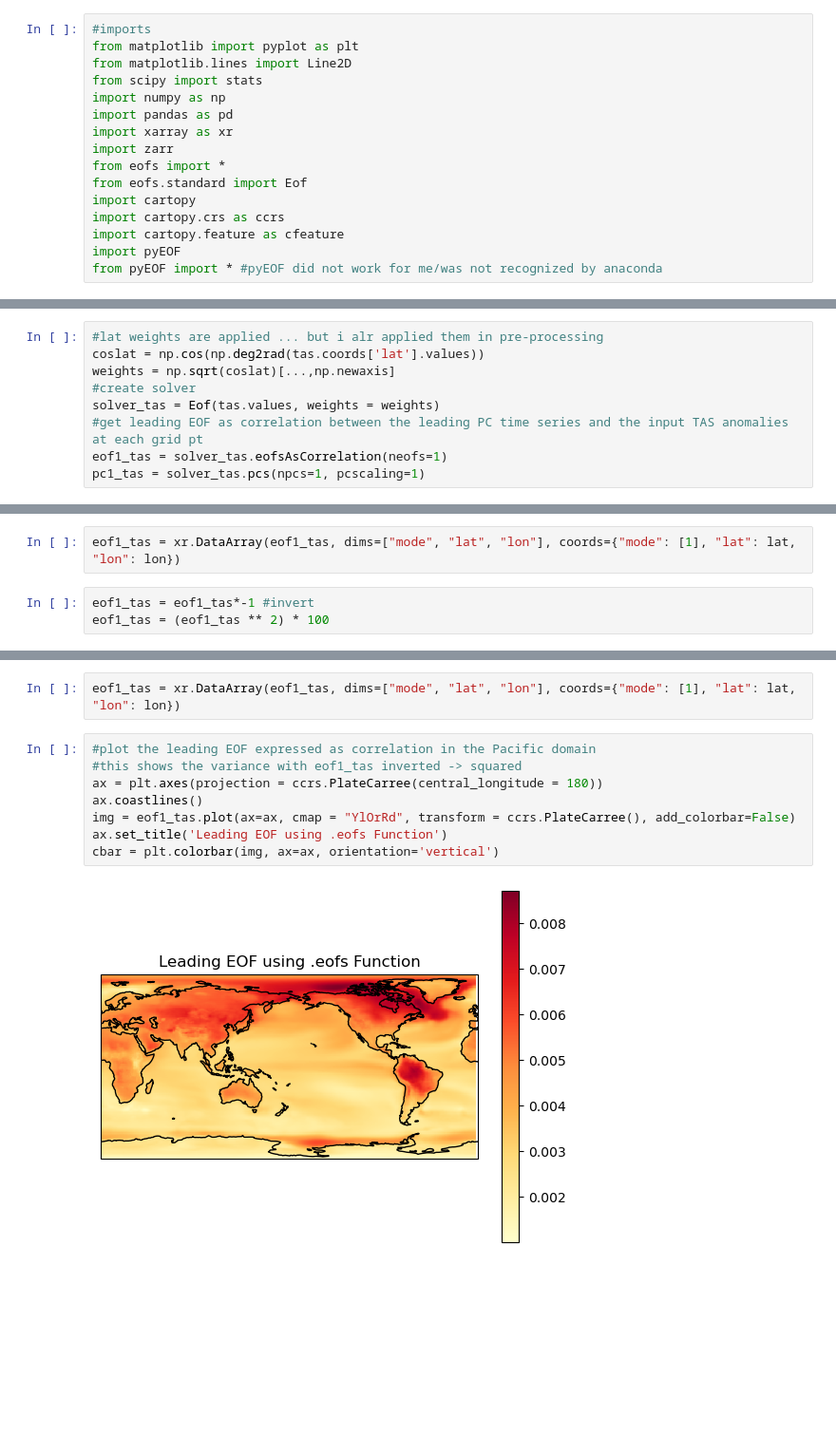
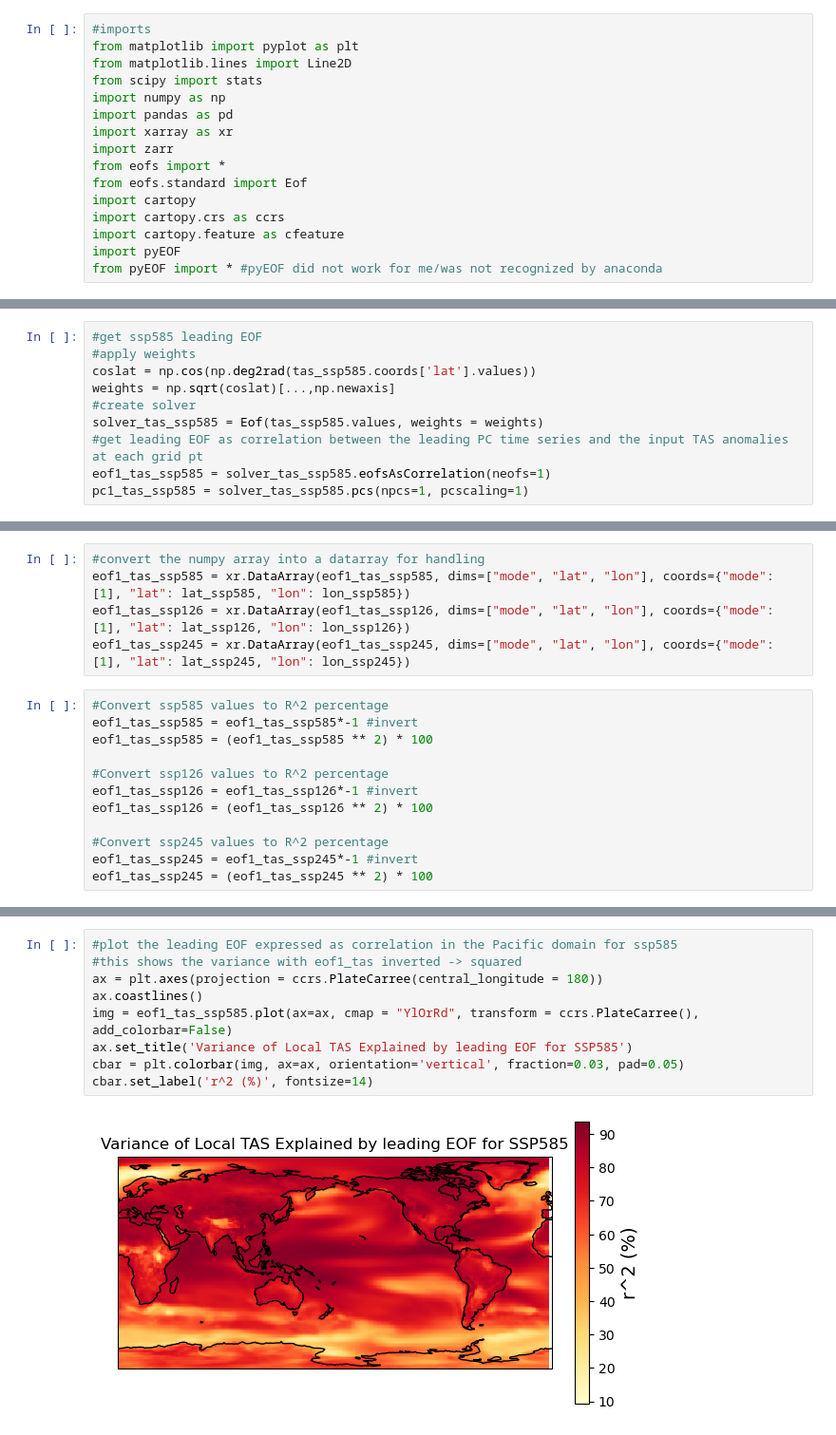
Before and after one commit to jinnayoon/cmip6-tempchangeproj, a Jupyter notebook: EOF_analysis.ipynb, the cells around one changed output, grey strips where cells are left out. Shown at 95% size. Saved outputs shown, nothing was run; the diff lists cells and outputs as text; blank space fills up the shorter version.

```diff
--- a/EOF_analysis.ipynb
+++ b/EOF_analysis.ipynb
@@ -49,9 +113,10 @@ Coordinates:
 # %%
-#lat weights are applied ... but i alr applied them in pre-processing
-coslat = np.cos(np.deg2rad(tas.coords['lat'].values))
+#get ssp585 leading EOF
+#apply weights
+coslat = np.cos(np.deg2rad(tas_ssp585.coords['lat'].values))
 weights = np.sqrt(coslat)[...,np.newaxis]
 #create solver
-solver_tas = Eof(tas.values, weights = weights)
+solver_tas_ssp585 = Eof(tas_ssp585.values, weights = weights)
 #get leading EOF as correlation between the leading PC time series and the input TAS anomalies at each grid pt
-eof1_tas = solver_tas.eofsAsCorrelation(neofs=1)
-pc1_tas = solver_tas.pcs(npcs=1, pcscaling=1)
+eof1_tas_ssp585 = solver_tas_ssp585.eofsAsCorrelation(neofs=1)
+pc1_tas_ssp585 = solver_tas_ssp585.pcs(npcs=1, pcscaling=1)
@@ -94,5 +143,17 @@ array([[-0.71467422],
 # %%
-eof1_tas = xr.DataArray(eof1_tas, dims=["mode", "lat", "lon"], coords={"mode": [1], "lat": lat, "lon": lon})
+#convert the numpy array into a datarray for handling
+eof1_tas_ssp585 = xr.DataArray(eof1_tas_ssp585, dims=["mode", "lat", "lon"], coords={"mode": [1], "lat": lat_ssp585, "lon": lon_ssp585})
+eof1_tas_ssp126 = xr.DataArray(eof1_tas_ssp126, dims=["mode", "lat", "lon"], coords={"mode": [1], "lat": lat_ssp126, "lon": lon_ssp126})
+eof1_tas_ssp245 = xr.DataArray(eof1_tas_ssp245, dims=["mode", "lat", "lon"], coords={"mode": [1], "lat": lat_ssp245, "lon": lon_ssp245})
 # %%
-eof1_tas = eof1_tas*-1 #invert
-eof1_tas = (eof1_tas ** 2) * 100
+#Convert ssp585 values to R^2 percentage
+eof1_tas_ssp585 = eof1_tas_ssp585*-1 #invert
+eof1_tas_ssp585 = (eof1_tas_ssp585 ** 2) * 100
+
+#Convert ssp126 values to R^2 percentage
+eof1_tas_ssp126 = eof1_tas_ssp126*-1 #invert
+eof1_tas_ssp126 = (eof1_tas_ssp126 ** 2) * 100
+
+#Convert ssp245 values to R^2 percentage
+eof1_tas_ssp245 = eof1_tas_ssp245*-1 #invert
+eof1_tas_ssp245 = (eof1_tas_ssp245 ** 2) * 100
@@ -131,12 +160,11 @@ cbar.set_label('r^2 (%)', fontsize=14)
-# %%
-eof1_tas = xr.DataArray(eof1_tas, dims=["mode", "lat", "lon"], coords={"mode": [1], "lat": lat, "lon": lon})
-# %%
-#plot the leading EOF expressed as correlation in the Pacific domain
-#this shows the variance with eof1_tas inverted -> squared
-ax = plt.axes(projection = ccrs.PlateCarree(central_longitude = 180))
-ax.coastlines()
-img = eof1_tas.plot(ax=ax, cmap = "YlOrRd", transform = ccrs.PlateCarree(), add_colorbar=False)
-ax.set_title('Leading EOF using .eofs Function')
-cbar = plt.colorbar(img, ax=ax, orientation='vertical')
-# %% [output]
-[figure, removed]
+# %%
+#plot the leading EOF expressed as correlation in the Pacific domain for ssp585
+#this shows the variance with eof1_tas inverted -> squared
+ax = plt.axes(projection = ccrs.PlateCarree(central_longitude = 180))
+ax.coastlines()
+img = eof1_tas_ssp585.plot(ax=ax, cmap = "YlOrRd", transform = ccrs.PlateCarree(), add_colorbar=False)
+ax.set_title('Variance of Local TAS Explained by leading EOF for SSP585')
+cbar = plt.colorbar(img, ax=ax, orientation='vertical', fraction=0.03, pad=0.05)
+cbar.set_label('r^2 (%)', fontsize=14)
+# %% [output]
+[figure, added]
```
Also changed, not shown: parts of 33 cells of this notebook.
